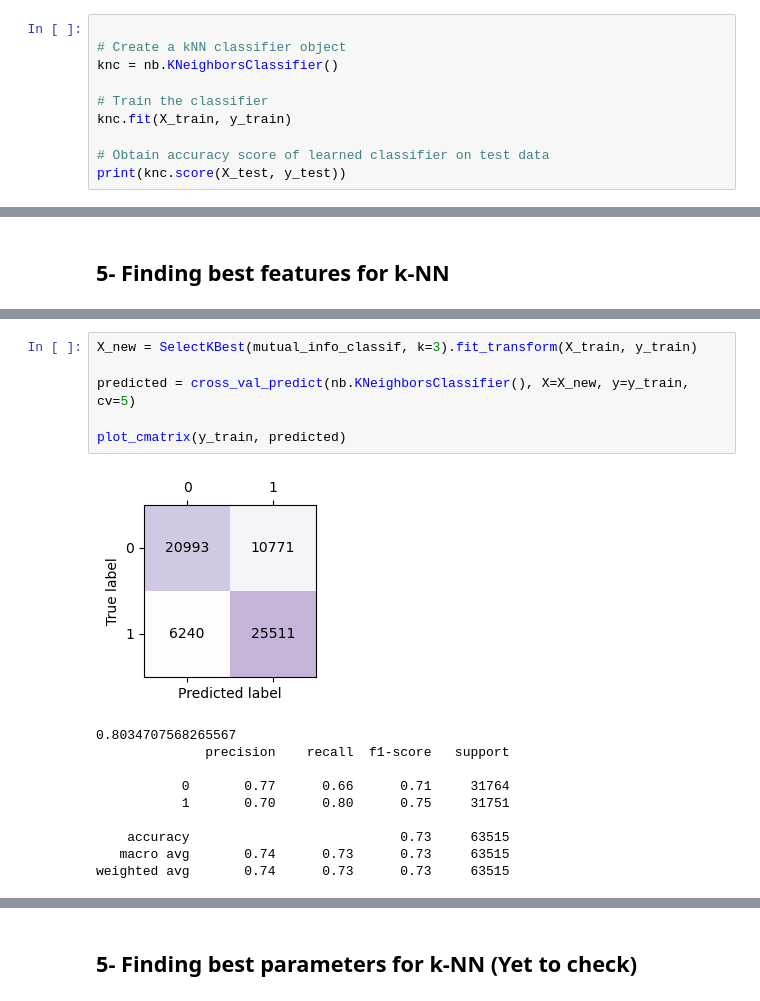
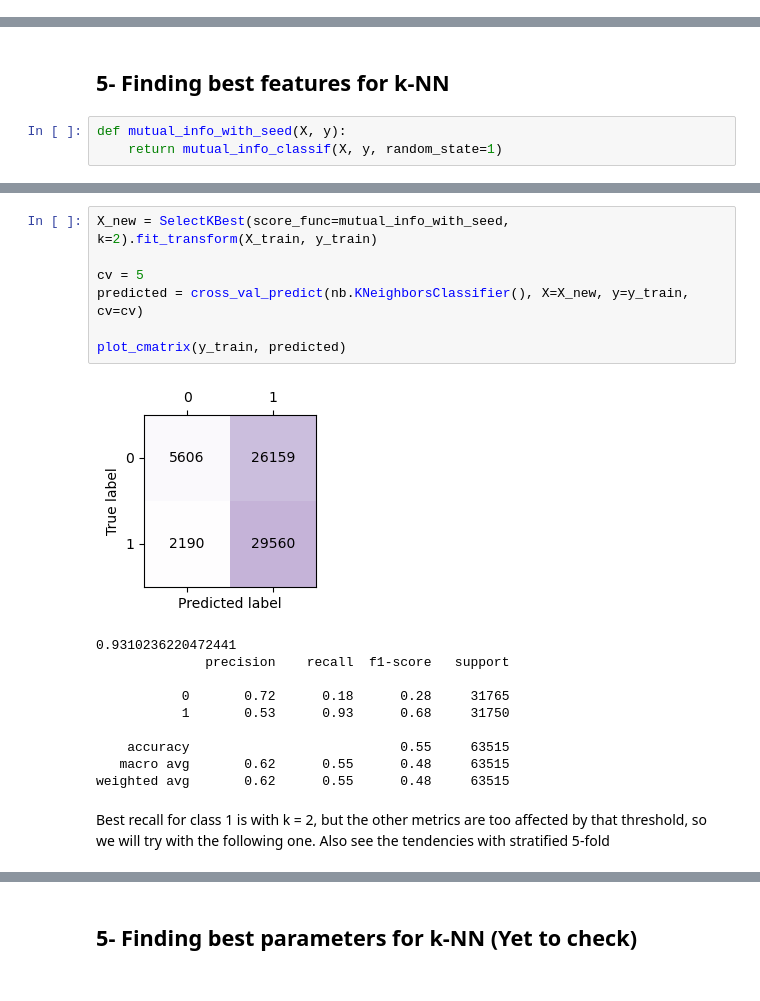
Before and after one commit to alexlafuente/heart_attack_prediction_md, a Jupyter notebook: KNN.ipynb, the cells around one changed output, grey strips where cells are left out. Drawn from its saved outputs; the diff is of its cells as text.

```diff
--- a/KNN.ipynb
+++ b/KNN.ipynb
@@ -72,10 +63,0 @@ X_train, X_test, y_train, y_test = train_test_split(
-# %%
-
-# Create a kNN classifier object
-knc = nb.KNeighborsClassifier()
-
-# Train the classifier
-knc.fit(X_train, y_train)
-
-# Obtain accuracy score of learned classifier on test data
-print(knc.score(X_test, y_test))
@@ -222,4 +106,7 @@ plt.show()
 # %% [markdown]
 ## 5- Finding best features for k-NN
+# %%
+def mutual_info_with_seed(X, y):
+    return mutual_info_classif(X, y, random_state=1)
 # %%
 vector_of_means = np.zeros(33)
@@ -249,17 +137,20 @@ plt.show()
 # %%
-X_new = SelectKBest(mutual_info_classif, k=3).fit_transform(X_train, y_train)
+X_new = SelectKBest(score_func=mutual_info_with_seed, k=2).fit_transform(X_train, y_train)
 
-predicted = cross_val_predict(nb.KNeighborsClassifier(), X=X_new, y=y_train,  cv=5)
+cv = 5
+predicted = cross_val_predict(nb.KNeighborsClassifier(), X=X_new, y=y_train,  cv=cv)
 
 plot_cmatrix(y_train, predicted)
 # %% [output]
-[figure, old version]
+[figure, new version]
-0.8034707568265567
+0.9310236220472441
               precision    recall  f1-score   support
 
-           0       0.77      0.66      0.71     31764
-           1       0.70      0.80      0.75     31751
+           0       0.72      0.18      0.28     31765
+           1       0.53      0.93      0.68     31750
 
-    accuracy                           0.73     63515
-   macro avg       0.74      0.73      0.73     63515
-weighted avg       0.74      0.73      0.73     63515
+    accuracy                           0.55     63515
+   macro avg       0.62      0.55      0.48     63515
+weighted avg       0.62      0.55      0.48     63515
+# %% [markdown]
+Best recall for class 1 is with k = 2, but the other metrics are too affected by that threshold, so we will try with the following one. Also see the tendencies with stratified 5-fold
```
Also changed, not shown: parts of 43 cells of this notebook.
